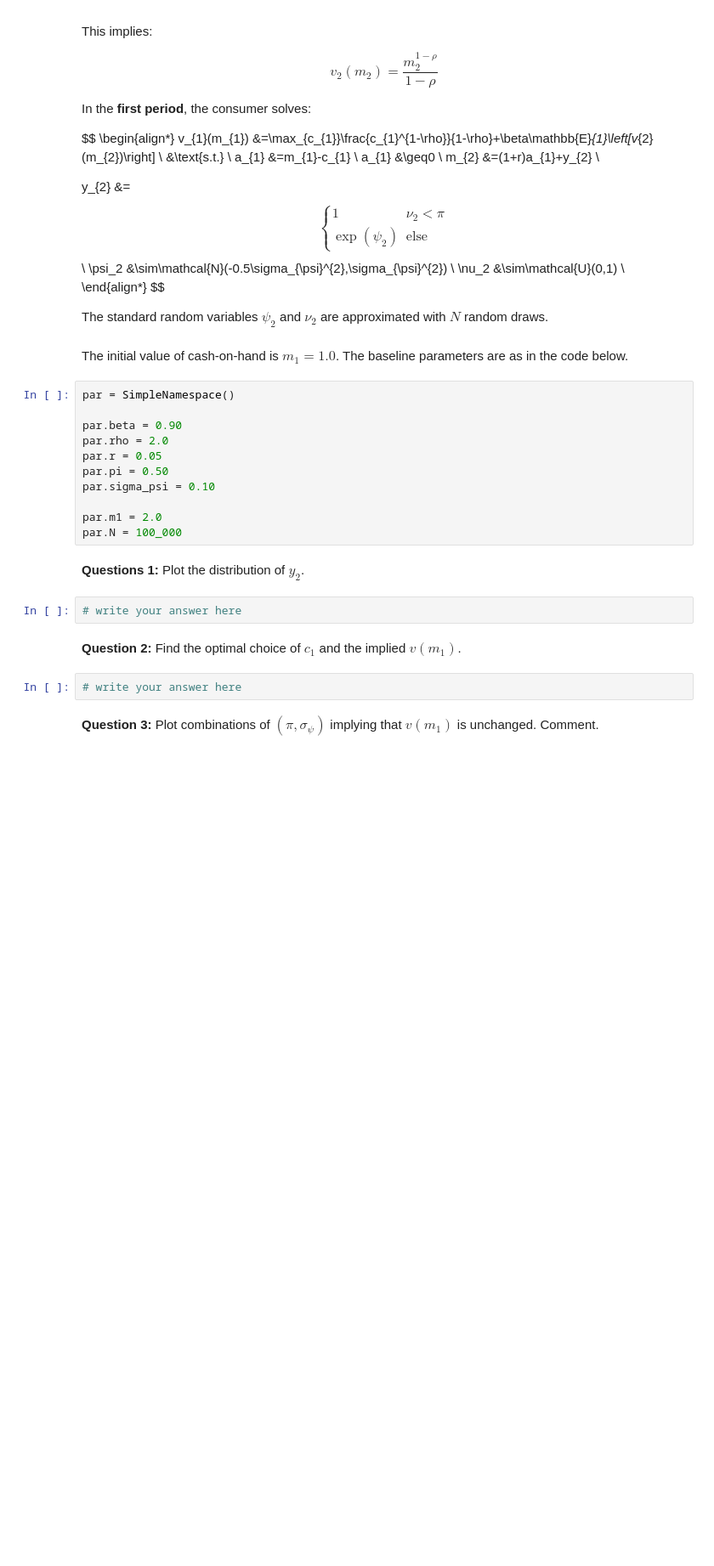
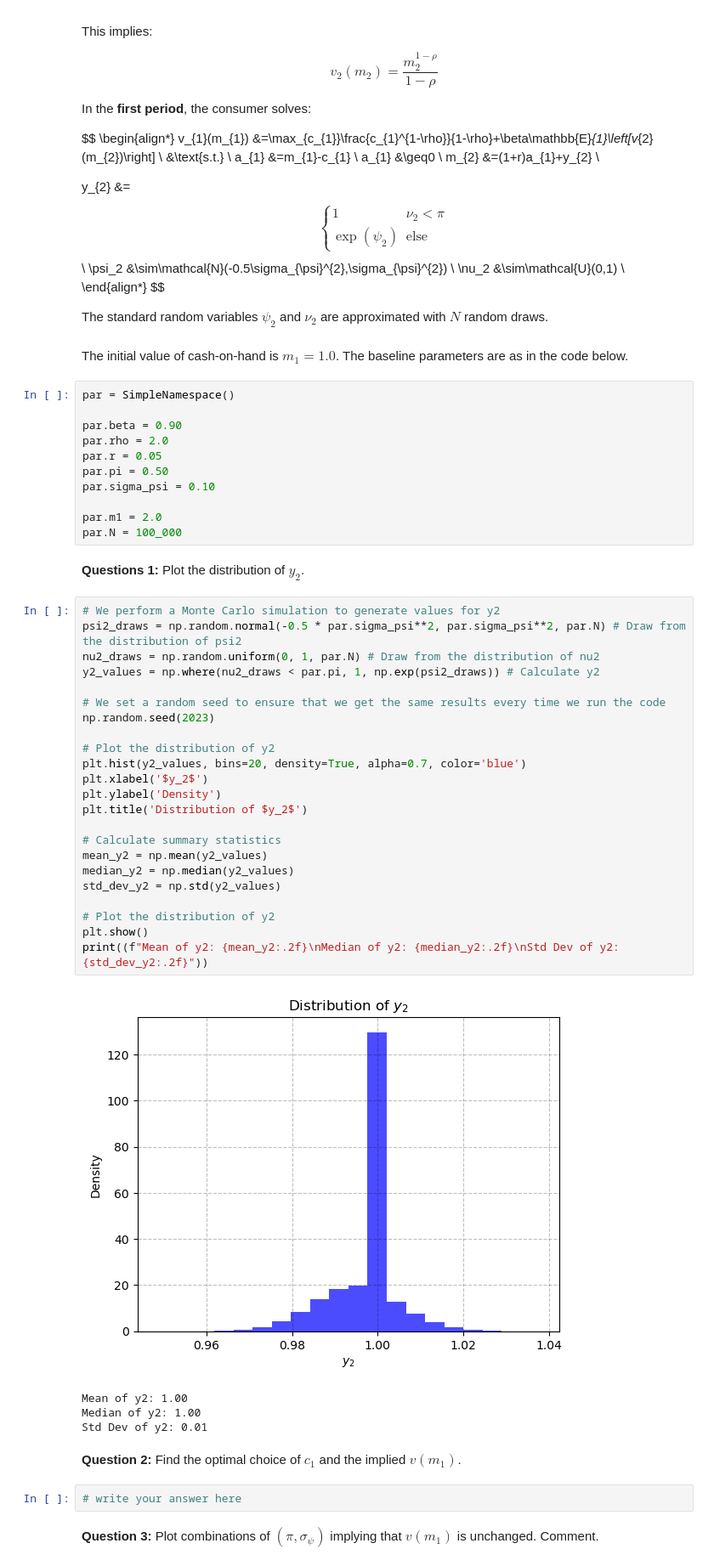
Before and after one commit to NumEconCopenhagen/projects-2023-joost-adam-og-frederik, a Jupyter notebook: examproject/re_exam_2023.ipynb, the cells around one changed output. Shown at 85% size. Drawn from its saved outputs; the diff is of its cells as text; blank space fills up the shorter version.

```diff
--- a/examproject/re_exam_2023.ipynb
+++ b/examproject/re_exam_2023.ipynb
@@ -83,8 +83,34 @@ par.m1 = 2.0
 par.N = 100_000
 # %% [markdown]
 **Questions 1:** Plot the distribution of $y_2$.
-# %%
-# write your answer here
+# %%
+# We perform a Monte Carlo simulation to generate values for y2
+psi2_draws = np.random.normal(-0.5 * par.sigma_psi**2, par.sigma_psi**2, par.N) # Draw from the distribution of psi2
+nu2_draws = np.random.uniform(0, 1, par.N) # Draw from the distribution of nu2
+y2_values = np.where(nu2_draws < par.pi, 1, np.exp(psi2_draws)) # Calculate y2
+
+# We set a random seed to ensure that we get the same results every time we run the code
+np.random.seed(2023)
+
+# Plot the distribution of y2
+plt.hist(y2_values, bins=20, density=True, alpha=0.7, color='blue')
+plt.xlabel('$y_2$')
+plt.ylabel('Density')
+plt.title('Distribution of $y_2$')
+
+# Calculate summary statistics
+mean_y2 = np.mean(y2_values)
+median_y2 = np.median(y2_values)
+std_dev_y2 = np.std(y2_values)
+
+# Plot the distribution of y2
+plt.show()
+print((f"Mean of y2: {mean_y2:.2f}\nMedian of y2: {median_y2:.2f}\nStd Dev of y2: {std_dev_y2:.2f}"))
+# %% [output]
+[figure, added]
+Mean of y2: 1.00
+Median of y2: 1.00
+Std Dev of y2: 0.01
 # %% [markdown]
 **Question 2:** Find the optimal choice of $c_1$ and the implied $v(m_1)$.
 # %%
```
